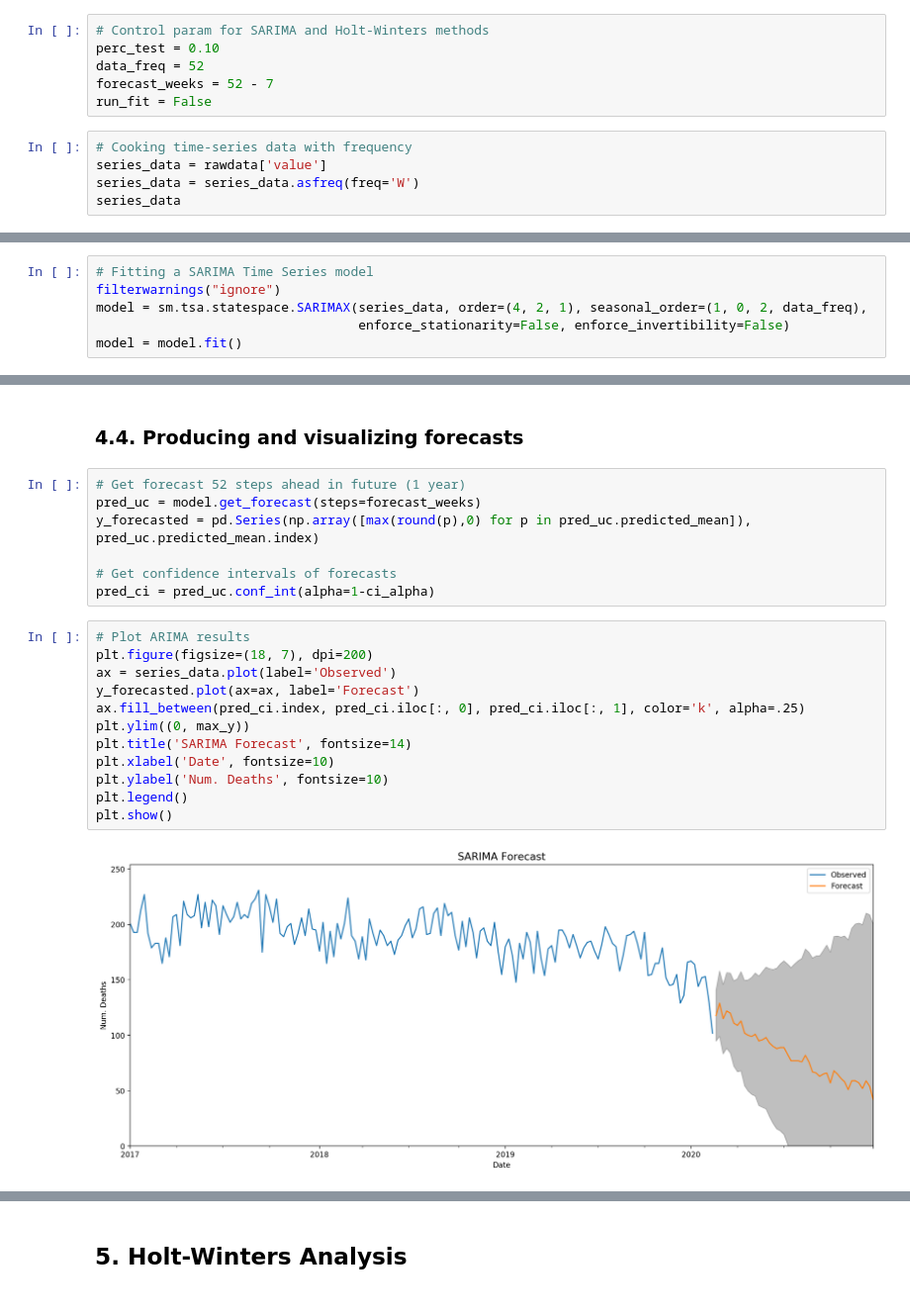
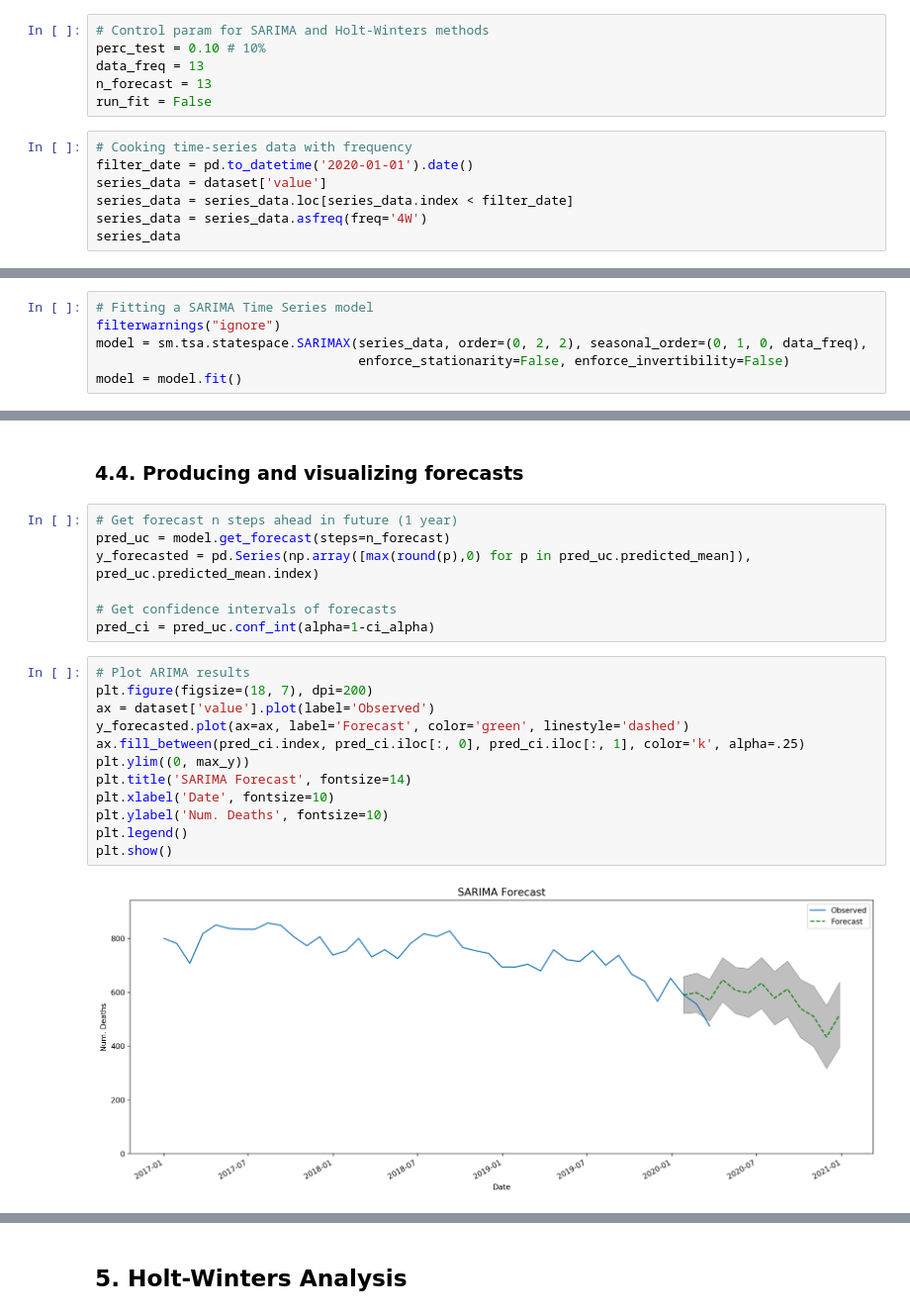
Before and after one commit to ansegura7/covid19-col-disease-impact, a Jupyter notebook: indicators/2-infant-mortality/code/im_ts_analysis.ipynb, the cells around one changed output, grey strips where cells are left out. Shown at 99% size. Cells and saved outputs as stored; diff of their text form.

Commit message:
Update Analysis
- Updated IM Time Series: the analysis was changed from weekly to epidemiological periods.

```diff
--- a/indicators/2-infant-mortality/code/im_ts_analysis.ipynb
+++ b/indicators/2-infant-mortality/code/im_ts_analysis.ipynb
@@ -312,14 +348,16 @@ plt.show()
 ## 3. Time Series Analysis
 # %%
 # Control param for SARIMA and Holt-Winters methods
-perc_test = 0.10
-data_freq = 52
-forecast_weeks = 52 - 7
+perc_test = 0.10 # 10%
+data_freq = 13
+n_forecast = 13
 run_fit = False
 # %%
 # Cooking time-series data with frequency
-series_data = rawdata['value']
-series_data = series_data.asfreq(freq='W')
+filter_date = pd.to_datetime('2020-01-01').date()
+series_data = dataset['value']
+series_data = series_data.loc[series_data.index < filter_date]
+series_data = series_data.asfreq(freq='4W')
 series_data
 # %% [output]
 date
@@ -489,7 +527,7 @@ if run_fit:
 # %%
 # Fitting a SARIMA Time Series model
 filterwarnings("ignore")
-model = sm.tsa.statespace.SARIMAX(series_data, order=(4, 2, 1), seasonal_order=(1, 0, 2, data_freq),
+model = sm.tsa.statespace.SARIMAX(series_data, order=(0, 2, 2), seasonal_order=(0, 1, 0, data_freq),
                                   enforce_stationarity=False, enforce_invertibility=False)
 model = model.fit()
 # %%
@@ -644,8 +658,8 @@ The MAPE of our forecasts is: 12.633 %
 # %% [markdown]
 ### 4.4. Producing and visualizing forecasts
 # %%
-# Get forecast 52 steps ahead in future (1 year)
-pred_uc = model.get_forecast(steps=forecast_weeks)
+# Get forecast n steps ahead in future (1 year)
+pred_uc = model.get_forecast(steps=n_forecast)
 y_forecasted = pd.Series(np.array([max(round(p),0) for p in pred_uc.predicted_mean]), pred_uc.predicted_mean.index)
 
 # Get confidence intervals of forecasts
@@ -653,17 +667,17 @@ pred_ci = pred_uc.conf_int(alpha=1-ci_alpha)
 # %%
 # Plot ARIMA results
 plt.figure(figsize=(18, 7), dpi=200)
-ax = series_data.plot(label='Observed')
-y_forecasted.plot(ax=ax, label='Forecast')
+ax = dataset['value'].plot(label='Observed')
+y_forecasted.plot(ax=ax, label='Forecast', color='green', linestyle='dashed')
 ax.fill_between(pred_ci.index, pred_ci.iloc[:, 0], pred_ci.iloc[:, 1], color='k', alpha=.25)
 plt.ylim((0, max_y))
 plt.title('SARIMA Forecast', fontsize=14)
 plt.xlabel('Date', fontsize=10)
 plt.ylabel('Num. Deaths', fontsize=10)
 plt.legend()
 plt.show()
 # %% [output]
-[figure, old version]
+[figure, new version]
 # %%
 # Plot ARIMA residual errors
 residuals = pd.DataFrame(model.resid)
```
Also changed, not shown: parts of 45 cells of this notebook, 2 other files.
